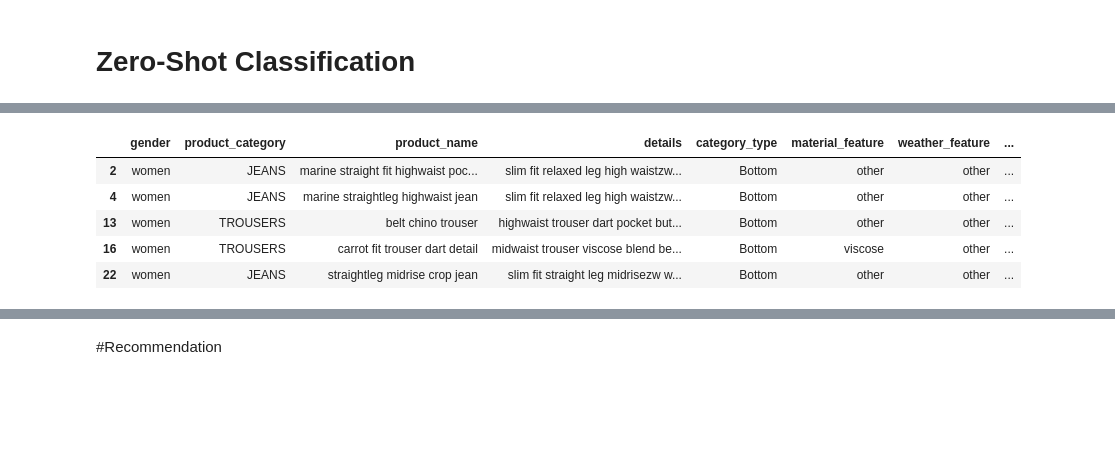
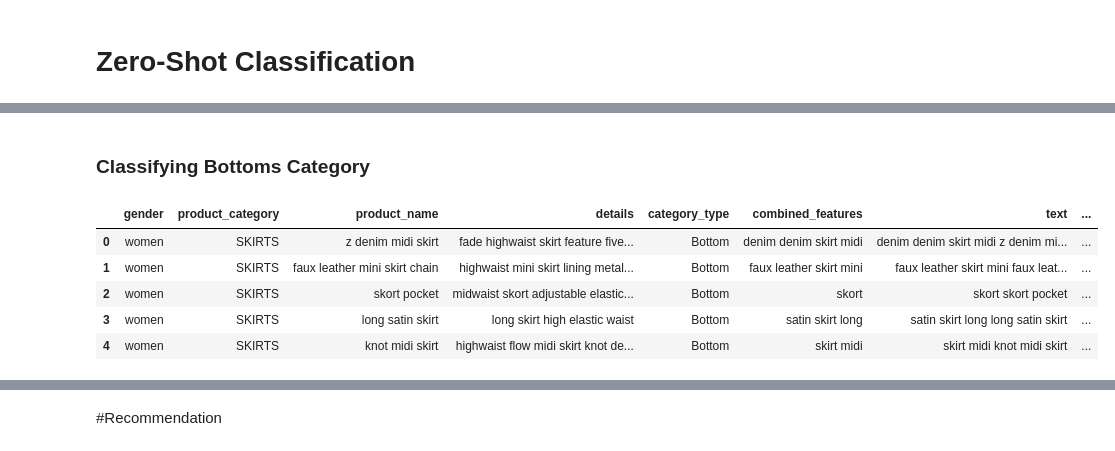
Before and after one commit to pawarsp/what-to-wear-today, a Jupyter notebook: clothes_classification.ipynb, the cells around one changed output, grey strips where cells are left out. Saved outputs shown, nothing was run; the diff lists cells and outputs as text; code cells hidden in the pictures; blank space fills up the shorter version.

```diff
--- a/clothes_classification.ipynb
+++ b/clothes_classification.ipynb
@@ -184,6 +81,8 @@ labels = ["5-10°C cold weather", "10-15°C cool weather", "15-20°C mild weathe
 # %%
 #zero-shot-classification on accessories category
-accessories_df['text'] = accessories_df['product_name'] + ' ' + accessories_df['material_feature'] + ' ' + accessories_df['weather_feature'] + ' ' + accessories_df['coverage_feature']
+accessories_df = accessories_df.fillna("").astype(str)
+#accessories_df_copy = accessories_df[accessories_df['combined_features'].str.strip() != ""].copy()
+accessories_df['text'] = accessories_df['combined_features'] + ' ' + accessories_df['product_name']
 texts = accessories_df['text'].tolist()
 
 batch_size = 16
@@ -217,7 +115,7 @@ accessories_df[accessories_df['weather_label'] == labels[5]]
 #zero-shot-classification on shoes category
 shoes_df = shoes_df.fillna("").astype(str)
 
-shoes_df['text'] = shoes_df['product_name'] + ' ' + shoes_df['material_feature'] + ' ' + shoes_df['weather_feature'] + ' ' + shoes_df['coverage_feature']
+shoes_df['text'] = shoes_df['combined_features'] + ' ' + shoes_df['product_name']
 texts = shoes_df['text'].tolist()
 
 batch_size = 16
@@ -261,7 +151,7 @@ shoes_df[shoes_df['weather_label'] == labels[2]]
 #zero-shot-classification on top category
 top_df = top_df.fillna("").astype(str)
 
-top_df['text'] = top_df['product_name'] + ' ' + top_df['material_feature'] + ' ' + top_df['weather_feature'] + ' ' + top_df['coverage_feature']
+top_df['text'] = top_df['combined_features'] + ' ' + top_df['product_name']
 texts = top_df['text'].tolist()
 
 batch_size = 16
@@ -292,29 +184,31 @@ top_df[top_df['weather_label'] == labels[3]]
+# %% [markdown]
+### Classifying Bottoms Category
 # %%
 #zero-shot-classification on bottom category
 bottom_df = bottom_df.fillna("").astype(str)
 
-bottom_df['text'] = bottom_df['product_name'] + ' ' + bottom_df['material_feature'] + ' ' + bottom_df['weather_feature'] + ' ' + bottom_df['coverage_feature']
+bottom_df['text'] = bottom_df['combined_features'] + ' ' + bottom_df['product_name']
 texts = bottom_df['text'].tolist()
 
 batch_size = 16
 results = []
 
 for i in range(0, len(texts), batch_size):
     batch_texts = texts[i:i+batch_size]
     batch_results = classifier(batch_texts, candidate_labels=labels,
                                hypothesis_template="This clothing is suitable for {} weather.",
                                multi_label=True)
 
     for item in batch_results:
         results.append(item['labels'][0])
 
 bottom_df['weather_label'] = results
 bottom_df.head()
 # %% [output]
-|  | gender | product_category | product_name | details | category_type | material_feature | weather_feature | ... |
-| 2 | women | JEANS | marine straight fit highwaist poc... | slim fit relaxed leg high waistzw... | Bottom | other | other | ... |
-| 4 | women | JEANS | marine straightleg highwaist jean | slim fit relaxed leg high waistzw... | Bottom | other | other | ... |
-| 13 | women | TROUSERS | belt chino trouser | highwaist trouser dart pocket but... | Bottom | other | other | ... |
-| 16 | women | TROUSERS | carrot fit trouser dart detail | midwaist trouser viscose blend be... | Bottom | viscose | other | ... |
-| 22 | women | JEANS | straightleg midrise crop jean | slim fit straight leg midrisezw w... | Bottom | other | other | ... |
+|  | gender | product_category | product_name | details | category_type | combined_features | text | ... |
+| 0 | women | SKIRTS | z denim midi skirt | fade highwaist skirt feature five... | Bottom | denim denim skirt midi | denim denim skirt midi z denim mi... | ... |
+| 1 | women | SKIRTS | faux leather mini skirt chain | highwaist mini skirt lining metal... | Bottom | faux leather skirt mini | faux leather skirt mini faux leat... | ... |
+| 2 | women | SKIRTS | skort pocket | midwaist skort adjustable elastic... | Bottom | skort | skort skort pocket | ... |
+| 3 | women | SKIRTS | long satin skirt | long skirt high elastic waist | Bottom | satin skirt long | satin skirt long long satin skirt | ... |
+| 4 | women | SKIRTS | knot midi skirt | highwaist flow midi skirt knot de... | Bottom | skirt midi | skirt midi knot midi skirt | ... |
 # %%
```
Also changed, not shown: parts of 29 cells of this notebook.
